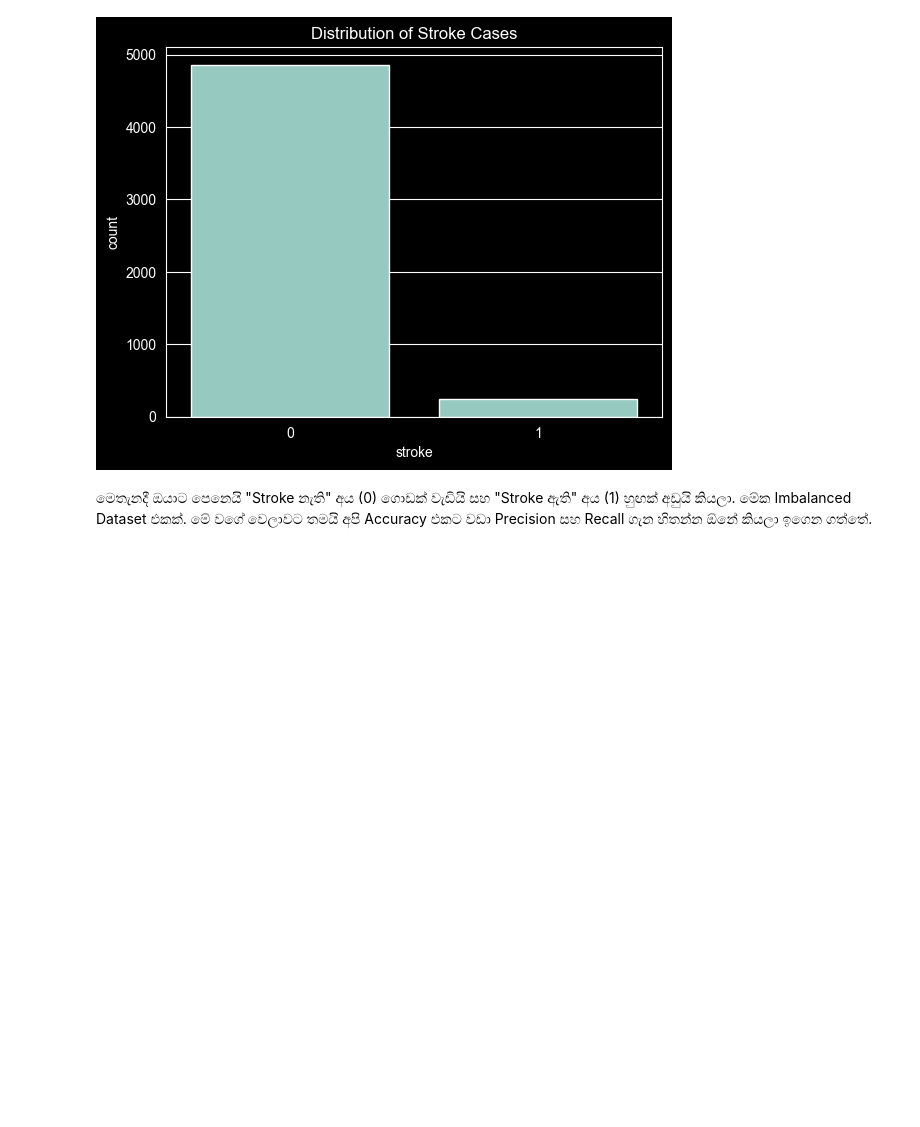
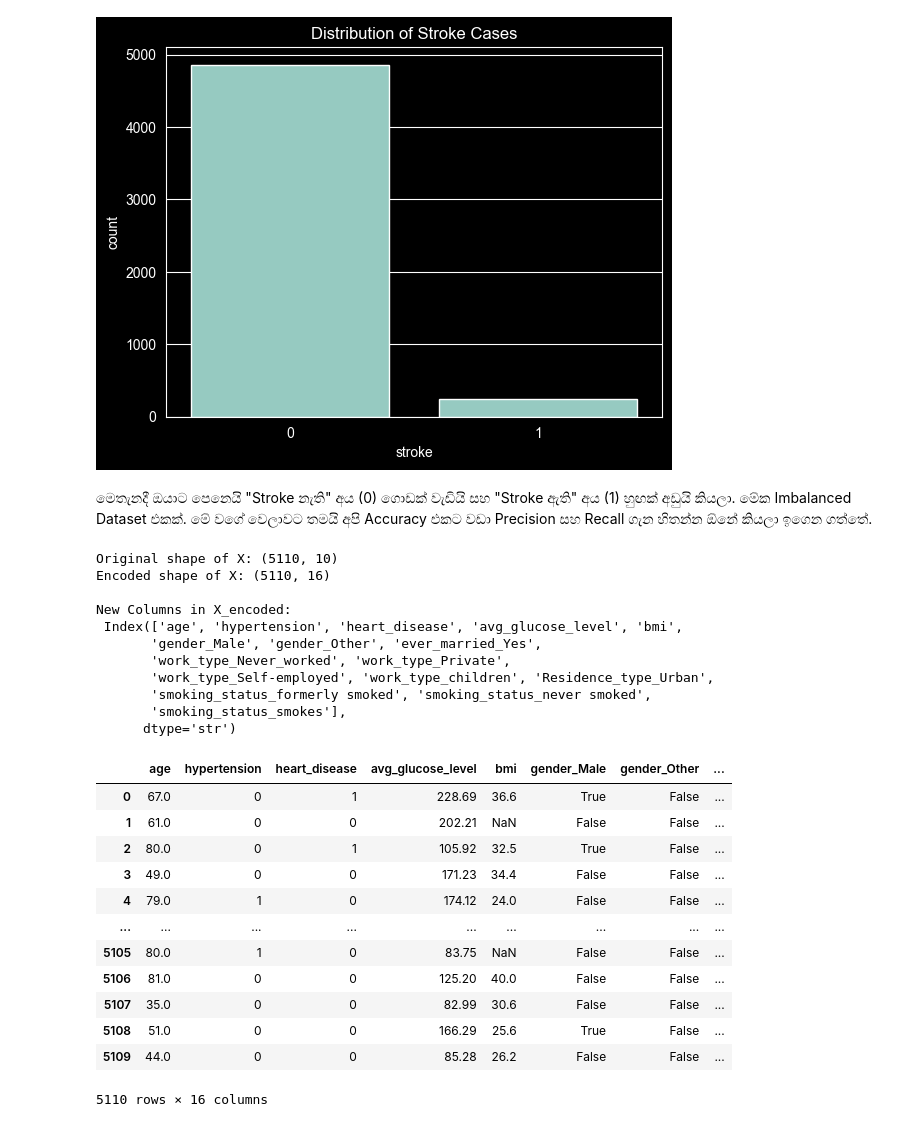
Before and after one commit to Dhanuwa856/Stroke-Risk-Classification, a Jupyter notebook: NoteBooks/stroke_analysis.ipynb, the cells around one changed output. Cells and saved outputs as stored; diff of their text form; code cells hidden in the pictures; blank space fills up the shorter version.

```diff
--- a/NoteBooks/stroke_analysis.ipynb
+++ b/NoteBooks/stroke_analysis.ipynb
@@ -68,0 +73,35 @@ plt.show()
+# %%
+# categorical features to dummy variables
+X_encoded = pd.get_dummies(X, drop_first=True)
+
+# check new shape columns
+print("Original shape of X:", X.shape)
+print("Encoded shape of X:", X_encoded.shape)
+print("\nNew Columns in X_encoded:\n", X_encoded.columns)
+
+X_encoded
+# %% [output]
+Original shape of X: (5110, 10)
+Encoded shape of X: (5110, 16)
+
+New Columns in X_encoded:
+ Index(['age', 'hypertension', 'heart_disease', 'avg_glucose_level', 'bmi',
+       'gender_Male', 'gender_Other', 'ever_married_Yes',
+       'work_type_Never_worked', 'work_type_Private',
+       'work_type_Self-employed', 'work_type_children', 'Residence_type_Urban',
+       'smoking_status_formerly smoked', 'smoking_status_never smoked',
+       'smoking_status_smokes'],
+      dtype='str')
+|  | age | hypertension | heart_disease | avg_glucose_level | bmi | gender_Male | gender_Other | ... |
+| 0 | 67.0 | 0 | 1 | 228.69 | 36.6 | True | False | ... |
+| 1 | 61.0 | 0 | 0 | 202.21 | NaN | False | False | ... |
+| 2 | 80.0 | 0 | 1 | 105.92 | 32.5 | True | False | ... |
+| 3 | 49.0 | 0 | 0 | 171.23 | 34.4 | False | False | ... |
+| 4 | 79.0 | 1 | 0 | 174.12 | 24.0 | False | False | ... |
+| ... | ... | ... | ... | ... | ... | ... | ... | ... |
+| 5105 | 80.0 | 1 | 0 | 83.75 | NaN | False | False | ... |
+| 5106 | 81.0 | 0 | 0 | 125.20 | 40.0 | False | False | ... |
+| 5107 | 35.0 | 0 | 0 | 82.99 | 30.6 | False | False | ... |
+| 5108 | 51.0 | 0 | 0 | 166.29 | 25.6 | True | False | ... |
+| 5109 | 44.0 | 0 | 0 | 85.28 | 26.2 | False | False | ... |
+5110 rows × 16 columns
```
Also changed, not shown: parts of 11 cells of this notebook.
